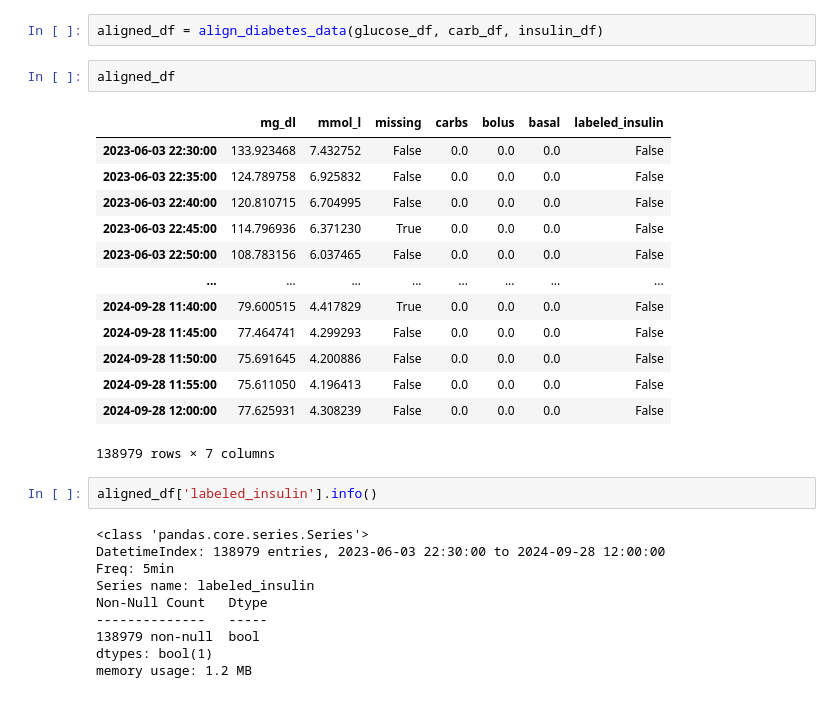
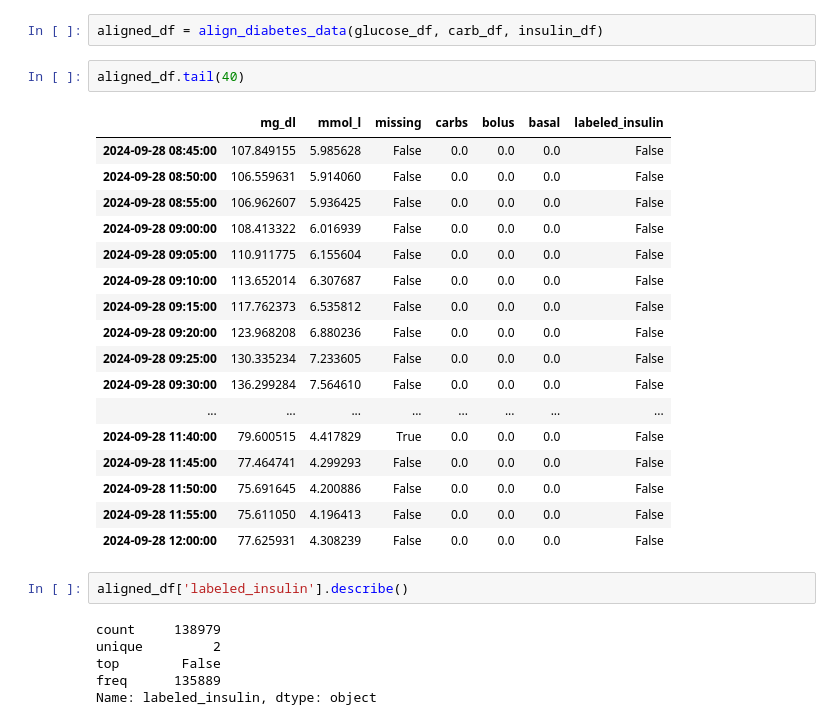
Before and after one commit to Warren8824/cgm-data-processor, a Jupyter notebook: notebooks/examples/load_and_export_data.ipynb, the cells around one changed output. Drawn from its saved outputs; the diff is of its cells as text.

```diff
--- a/notebooks/examples/load_and_export_data.ipynb
+++ b/notebooks/examples/load_and_export_data.ipynb
@@ -176,30 +176,30 @@ glucose_df = clean_glucose(bg_df) # Function in source directory
 # %%
 aligned_df = align_diabetes_data(glucose_df, carb_df, insulin_df)
 # %%
-aligned_df
+aligned_df.tail(40)
 # %% [output]
 |  | mg_dl | mmol_l | missing | carbs | bolus | basal | labeled_insulin |
-| 2023-06-03 22:30:00 | 133.923468 | 7.432752 | False | 0.0 | 0.0 | 0.0 | False |
-| 2023-06-03 22:35:00 | 124.789758 | 6.925832 | False | 0.0 | 0.0 | 0.0 | False |
-| 2023-06-03 22:40:00 | 120.810715 | 6.704995 | False | 0.0 | 0.0 | 0.0 | False |
-| 2023-06-03 22:45:00 | 114.796936 | 6.371230 | True | 0.0 | 0.0 | 0.0 | False |
-| 2023-06-03 22:50:00 | 108.783156 | 6.037465 | False | 0.0 | 0.0 | 0.0 | False |
+| 2024-09-28 08:45:00 | 107.849155 | 5.985628 | False | 0.0 | 0.0 | 0.0 | False |
+| 2024-09-28 08:50:00 | 106.559631 | 5.914060 | False | 0.0 | 0.0 | 0.0 | False |
+| 2024-09-28 08:55:00 | 106.962607 | 5.936425 | False | 0.0 | 0.0 | 0.0 | False |
+| 2024-09-28 09:00:00 | 108.413322 | 6.016939 | False | 0.0 | 0.0 | 0.0 | False |
+| 2024-09-28 09:05:00 | 110.911775 | 6.155604 | False | 0.0 | 0.0 | 0.0 | False |
+| 2024-09-28 09:10:00 | 113.652014 | 6.307687 | False | 0.0 | 0.0 | 0.0 | False |
+| 2024-09-28 09:15:00 | 117.762373 | 6.535812 | False | 0.0 | 0.0 | 0.0 | False |
+| 2024-09-28 09:20:00 | 123.968208 | 6.880236 | False | 0.0 | 0.0 | 0.0 | False |
+| 2024-09-28 09:25:00 | 130.335234 | 7.233605 | False | 0.0 | 0.0 | 0.0 | False |
+| 2024-09-28 09:30:00 | 136.299284 | 7.564610 | False | 0.0 | 0.0 | 0.0 | False |
 | ... | ... | ... | ... | ... | ... | ... | ... |
 | 2024-09-28 11:40:00 | 79.600515 | 4.417829 | True | 0.0 | 0.0 | 0.0 | False |
 | 2024-09-28 11:45:00 | 77.464741 | 4.299293 | False | 0.0 | 0.0 | 0.0 | False |
 | 2024-09-28 11:50:00 | 75.691645 | 4.200886 | False | 0.0 | 0.0 | 0.0 | False |
 | 2024-09-28 11:55:00 | 75.611050 | 4.196413 | False | 0.0 | 0.0 | 0.0 | False |
 | 2024-09-28 12:00:00 | 77.625931 | 4.308239 | False | 0.0 | 0.0 | 0.0 | False |
-138979 rows × 7 columns
 # %%
-aligned_df['labeled_insulin'].info()
+aligned_df['labeled_insulin'].describe()
 # %% [output]
-<class 'pandas.core.series.Series'>
-DatetimeIndex: 138979 entries, 2023-06-03 22:30:00 to 2024-09-28 12:00:00
-Freq: 5min
-Series name: labeled_insulin
-Non-Null Count   Dtype
---------------   -----
-138979 non-null  bool
-dtypes: bool(1)
-memory usage: 1.2 MB
+count     138979
+unique         2
+top        False
+freq      135889
+Name: labeled_insulin, dtype: object
```
Also changed, not shown: parts of 7 cells of this notebook.
